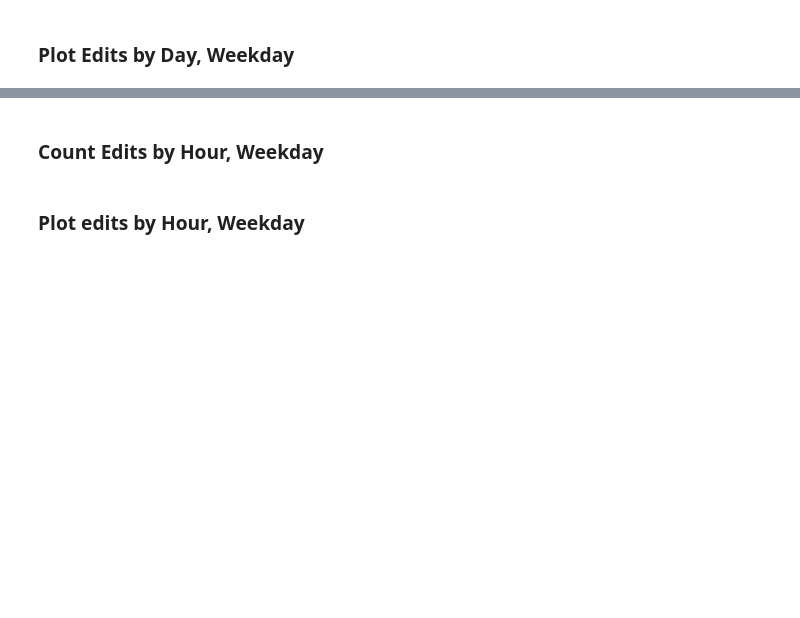
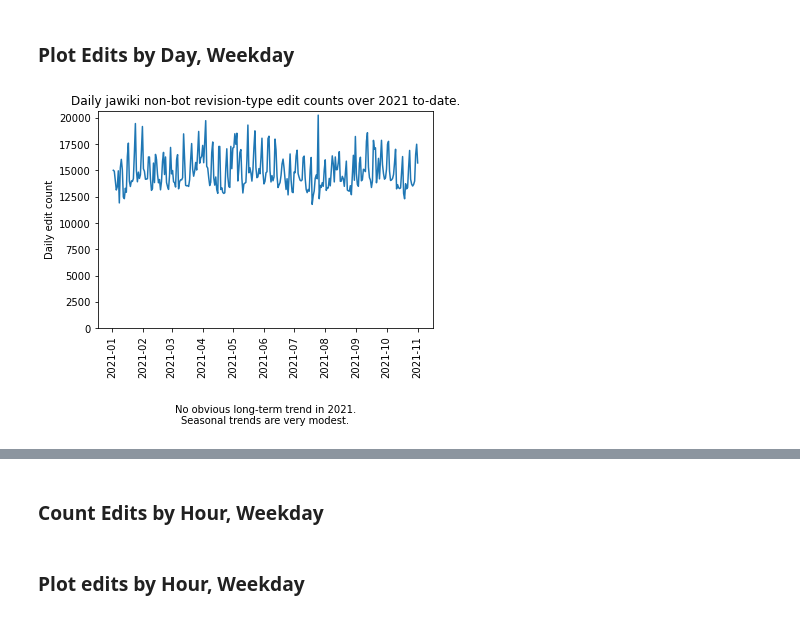
Before and after one commit to bhrdj/predwikt, a Jupyter notebook: notebooks/1.03-sfb-jawiki-and-time-dependency.ipynb, the cells around one changed output, grey strips where cells are left out. Saved outputs shown, nothing was run; the diff lists cells and outputs as text; code cells hidden in the pictures; blank space fills up the shorter version.

```diff
--- a/notebooks/1.03-sfb-jawiki-and-time-dependency.ipynb
+++ b/notebooks/1.03-sfb-jawiki-and-time-dependency.ipynb
@@ -40,7 +41,7 @@ FileNotFoundError: [Errno 2] No such file or directory: '../data/external/mediaw
 # Get Data
 df = pd.read_csv('../data/raw/2021-10.jawiki.2021.tsv',
                  delimiter='\t', names=mw_hist_colnames, header=None, usecols=usecols
-                 ,nrows=1000000) #
+                 ) # ,nrows=1000000
 # Remove bot records
 df = df[df.event_user_is_bot_by_historical.isna()]
 # Keep only 'revision' edits
@@ -69,4 +72,7 @@ day_data['each_day'] = (
     day_data[['Mon','Tue','Wed','Thu','Fri','Sat','Sun']]
     .sum(axis=1)
 )
+# %%
+# Remove the partial-days at the beginning and end of dataset
+day_data = day_data.iloc[1:-1]
 # %%
@@ -74,15 +80,17 @@ day_data.to_csv('../data/interim/ja_day_data.csv')
 # %% [markdown]
 ### Plot Edits by Day, Weekday
 # %%
-day_data['each_day'].iloc[1:-1].plot()
+day_data['each_day'].plot()
 plt.xticks(rotation=90)
 plt.title('Daily jawiki non-bot revision-type edit counts over 2021 to-date.')
 plt.xlabel('\n\n'
            'No obvious long-term trend in 2021.\n'
            'Seasonal trends are very modest.')
 plt.ylabel('Daily edit count')
 plt.ylim(0,)
 plt.show()
+# %% [output]
+[figure, added]
 # %%
 (day_data
  [['Mon','Tue','Wed','Thu','Fri','Sat','Sun']]
```
Also changed, not shown: parts of 30 cells of this notebook, 2 other files.
